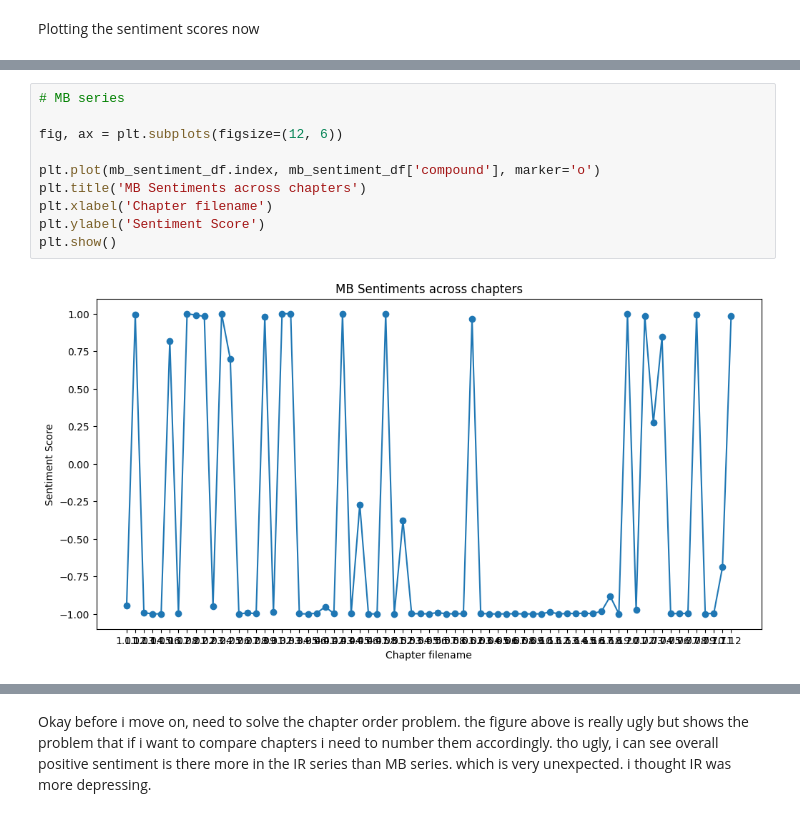
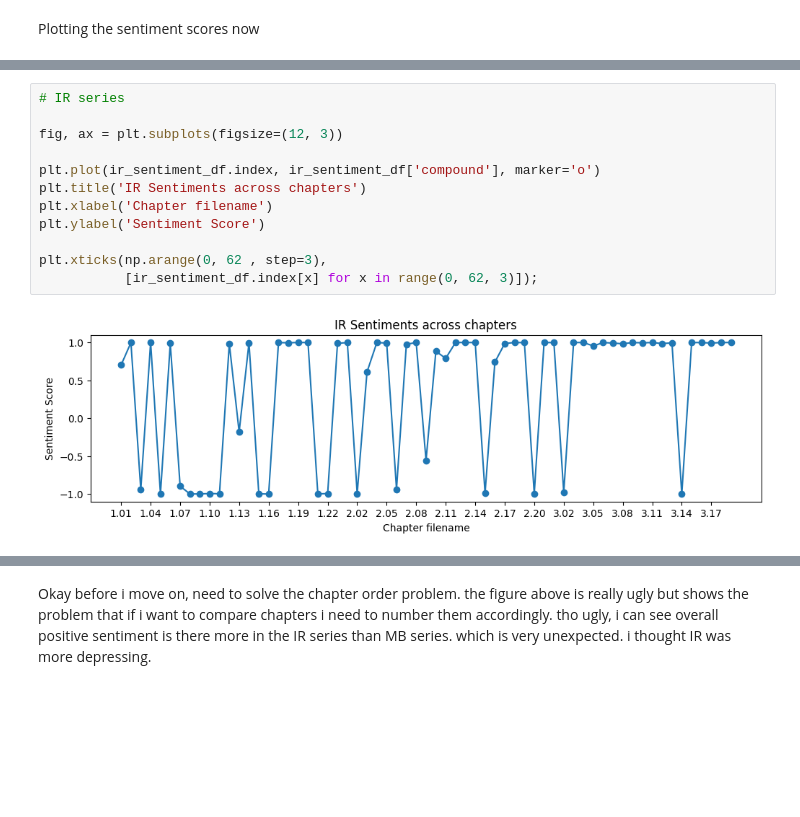
Before and after one commit to akankshazc/character_quiz_generator, a Jupyter notebook: 3_Data_Analysis/text_sentiment_analysis.ipynb, the cells around one changed output, grey strips where cells are left out. Cells and saved outputs as stored; diff of their text form; blank space fills up the shorter version.

Commit message:
test_sentiment_analysis complete

```diff
--- a/3_Data_Analysis/text_sentiment_analysis.ipynb
+++ b/3_Data_Analysis/text_sentiment_analysis.ipynb
@@ -81,12 +95,14 @@ Plotting the sentiment scores now
 # %%
-# MB series
+# IR series
 
-fig, ax = plt.subplots(figsize=(12, 6))
+fig, ax = plt.subplots(figsize=(12, 3))
 
-plt.plot(mb_sentiment_df.index, mb_sentiment_df['compound'], marker='o')
-plt.title('MB Sentiments across chapters')
+plt.plot(ir_sentiment_df.index, ir_sentiment_df['compound'], marker='o')
+plt.title('IR Sentiments across chapters')
 plt.xlabel('Chapter filename')
 plt.ylabel('Sentiment Score')
-plt.show()
+
+plt.xticks(np.arange(0, 62 , step=3),
+           [ir_sentiment_df.index[x] for x in range(0, 62, 3)]);
 # %% [output]
-[figure, old version]
+[figure, new version]
```
Also changed, not shown: parts of 27 cells of this notebook.
